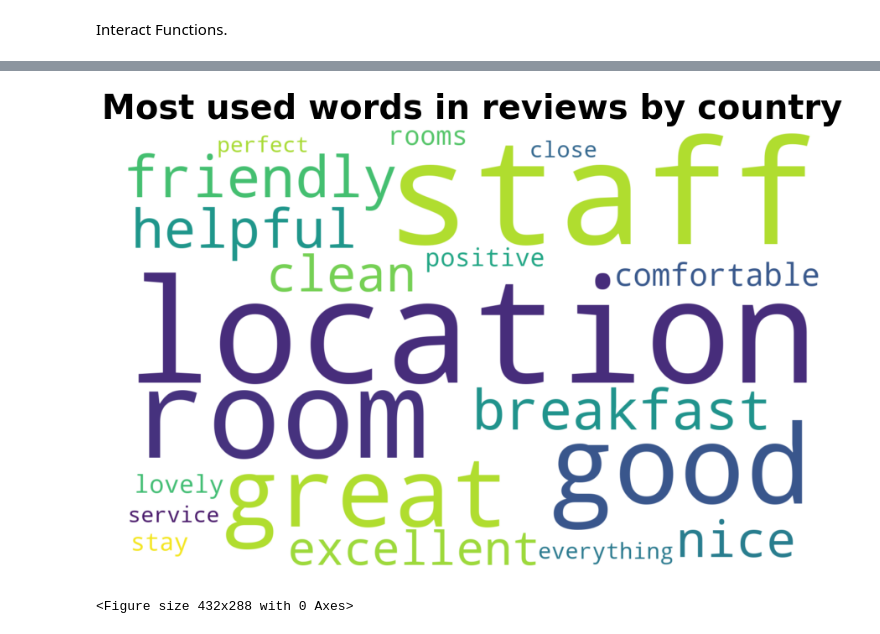
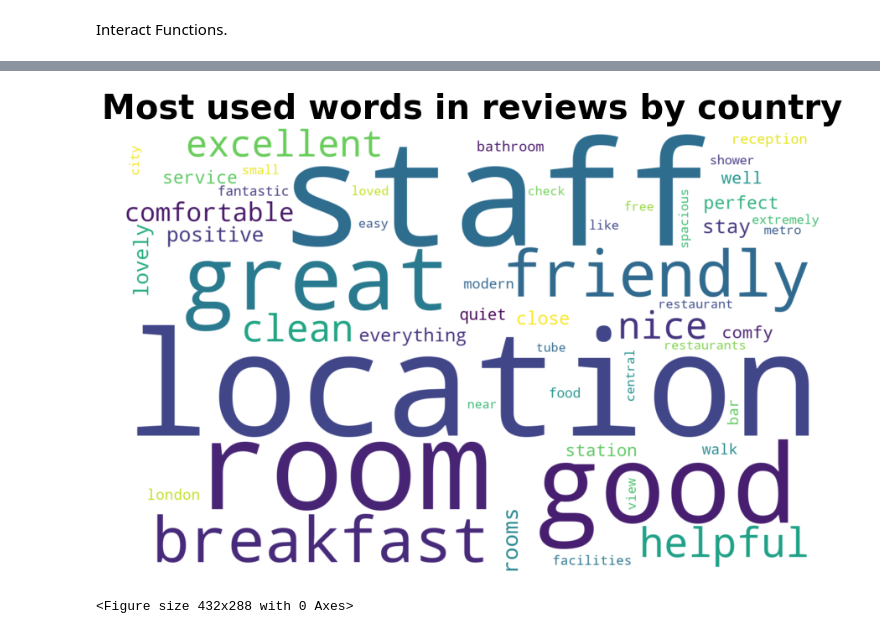
Before and after one commit to keeea/word_cloud, a Jupyter notebook: wordCloud.ipynb, the cells around one changed output, grey strips where cells are left out. Saved outputs shown, nothing was run; the diff lists cells and outputs as text; code cells hidden in the pictures.

```diff
--- a/wordCloud.ipynb
+++ b/wordCloud.ipynb
@@ -303,7 +303,7 @@ def getFrequencyDictForText(sentence):
     return fullTermsDict
 
 
-def plot_cloud(Country, df=hotel_review, select_col='Country', text_col='Total_Review', Maximum=[20,50,100,150], title="Most used words in reviews by country"):
+def plot_cloud(Country, df=hotel_review, select_col='Country', text_col='Total_Review', Maximum=50, title="Most used words in reviews by country"):
     """
     Given a dataframe, the column to interact with, the column with review text,
     selected the country to analyze, maxmium word to display, title to show,
@@ -364,11 +364,11 @@ Interact Functions.
 # %%
 # Auto-generate the layout
 layout = pn.interact(plot_cloud, Country=list1, Maximum=list2)
 
 # Create the dashboard with a Row and Column
-interact_dashboard = pn.Row(pn.Column('## MPG Explorer', layout[0]), layout[1])
+interact_dashboard = pn.Row(pn.Column('## Word Cloud Explorer', layout[0]), layout[1])
 interact_dashboard
 # %% [output]
 [interactive output not drawn]
-[figure, old version]
+[figure, new version]
 <Figure size 432x288 with 0 Axes>
```
